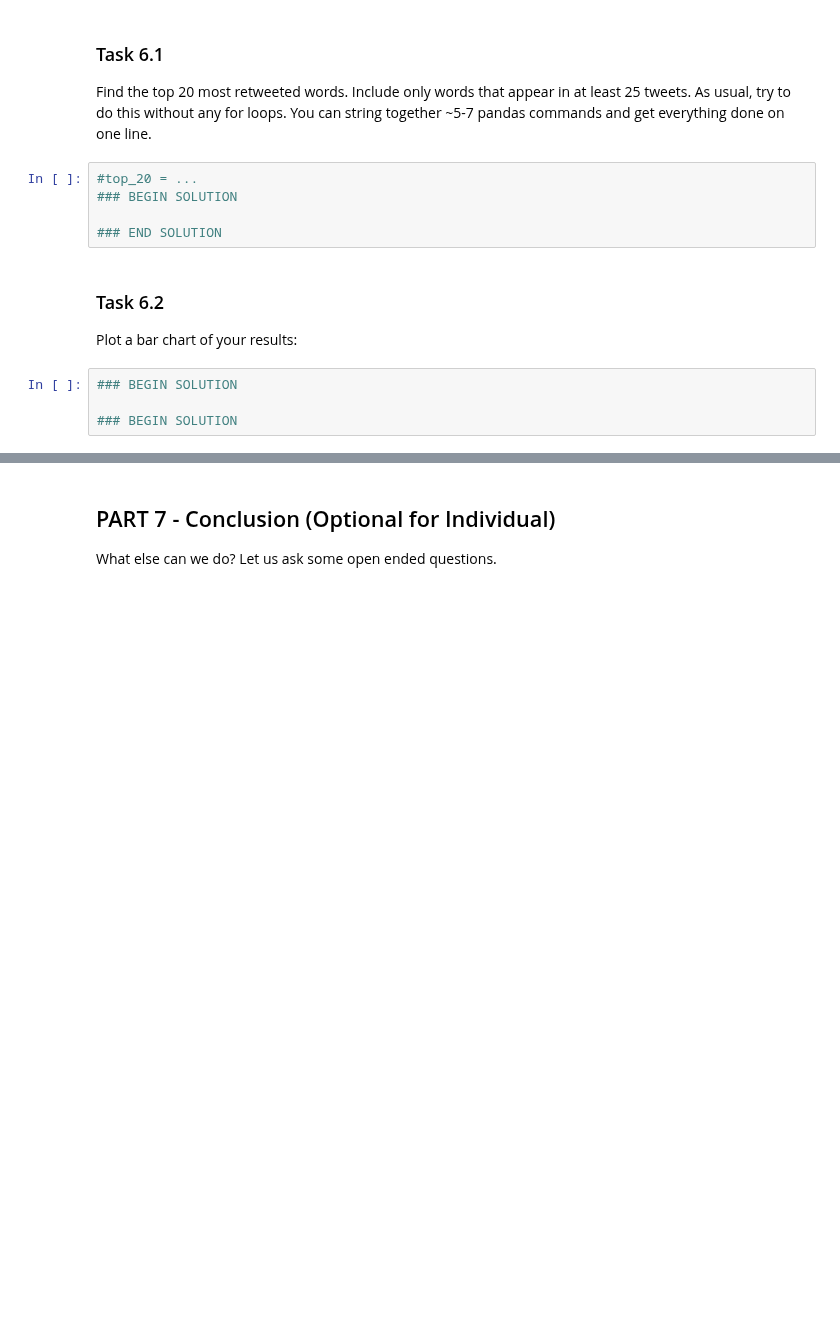
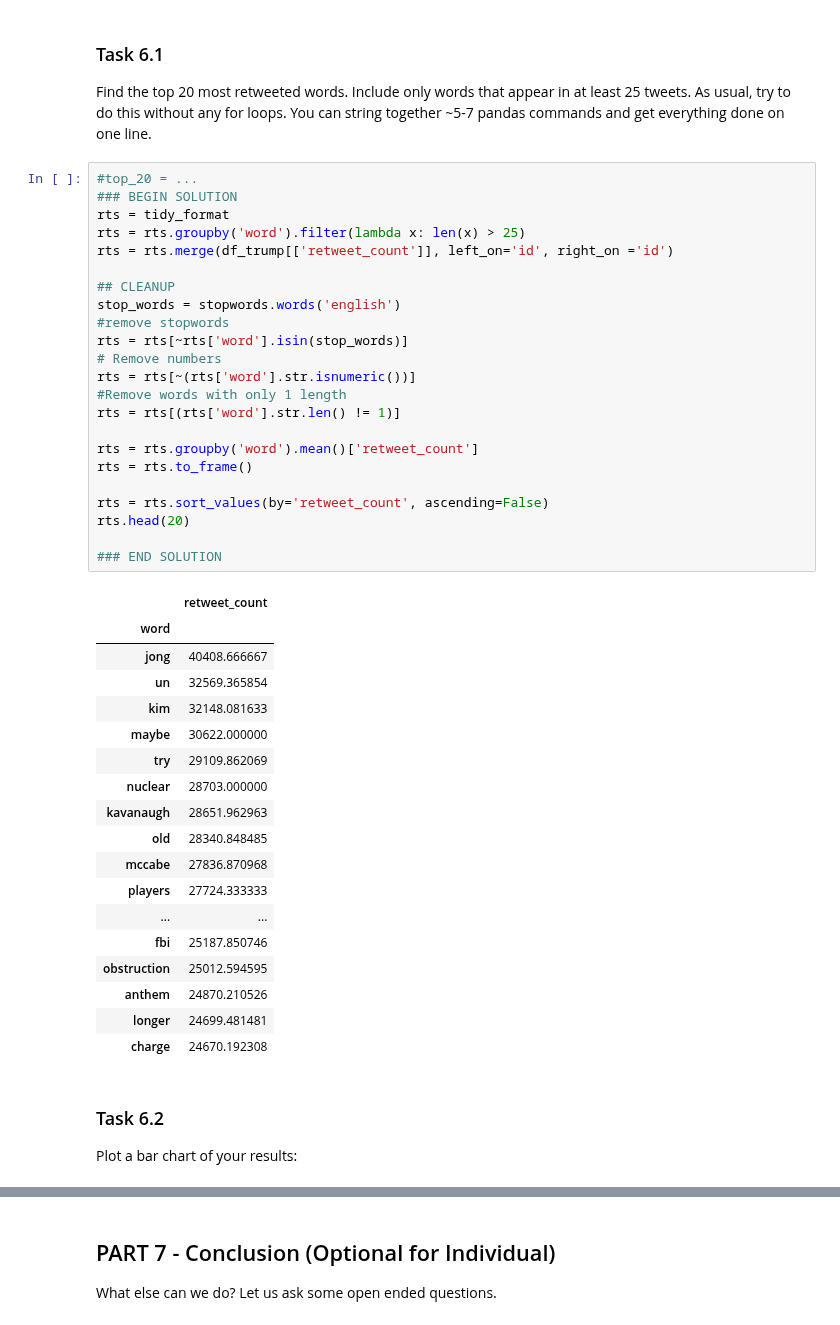
Before and after one commit to aarif-razak/cs439Work, a Jupyter notebook: MidSemProject/MidSemester_Project_F21_V1.ipynb, the cells around one changed output, grey strips where cells are left out. Drawn from its saved outputs; the diff is of its cells as text; blank space fills up the shorter version.

```diff
--- a/MidSemProject/MidSemester_Project_F21_V1.ipynb
+++ b/MidSemProject/MidSemester_Project_F21_V1.ipynb
@@ -1032,15 +1019,48 @@ Your `top_20` table should have this format:
 # %% [markdown]
 ### Task 6.1
 Find the top 20 most retweeted words. Include only words that appear in at least 25 tweets. As usual, try to do this without any for loops. You can string together ~5-7 pandas commands and get everything done on one line.
-# %%
-#top_20 = ...
-### BEGIN SOLUTION
-
-### END SOLUTION
+# %%
+#top_20 = ...
+### BEGIN SOLUTION
+rts = tidy_format
+rts = rts.groupby('word').filter(lambda x: len(x) > 25)
+rts = rts.merge(df_trump[['retweet_count']], left_on='id', right_on ='id')
+
+## CLEANUP
+stop_words = stopwords.words('english')
+#remove stopwords
+rts = rts[~rts['word'].isin(stop_words)]
+# Remove numbers
+rts = rts[~(rts['word'].str.isnumeric())]
+#Remove words with only 1 length
+rts = rts[(rts['word'].str.len() != 1)]
+
+rts = rts.groupby('word').mean()['retweet_count']
+rts = rts.to_frame()
+
+rts = rts.sort_values(by='retweet_count', ascending=False)
+rts.head(20)
+
+### END SOLUTION
+# %% [output]
+|  | retweet_count |
+| word |  |
+| jong | 40408.666667 |
+| un | 32569.365854 |
+| kim | 32148.081633 |
+| maybe | 30622.000000 |
+| try | 29109.862069 |
+| nuclear | 28703.000000 |
+| kavanaugh | 28651.962963 |
+| old | 28340.848485 |
+| mccabe | 27836.870968 |
+| players | 27724.333333 |
+| ... | ... |
+| fbi | 25187.850746 |
+| obstruction | 25012.594595 |
+| anthem | 24870.210526 |
+| longer | 24699.481481 |
+| charge | 24670.192308 |
 # %% [markdown]
 ### Task 6.2
 Plot a bar chart of your results:
-# %%
-### BEGIN SOLUTION
-
-### BEGIN SOLUTION
```
Also changed, not shown: parts of 13 cells of this notebook.
